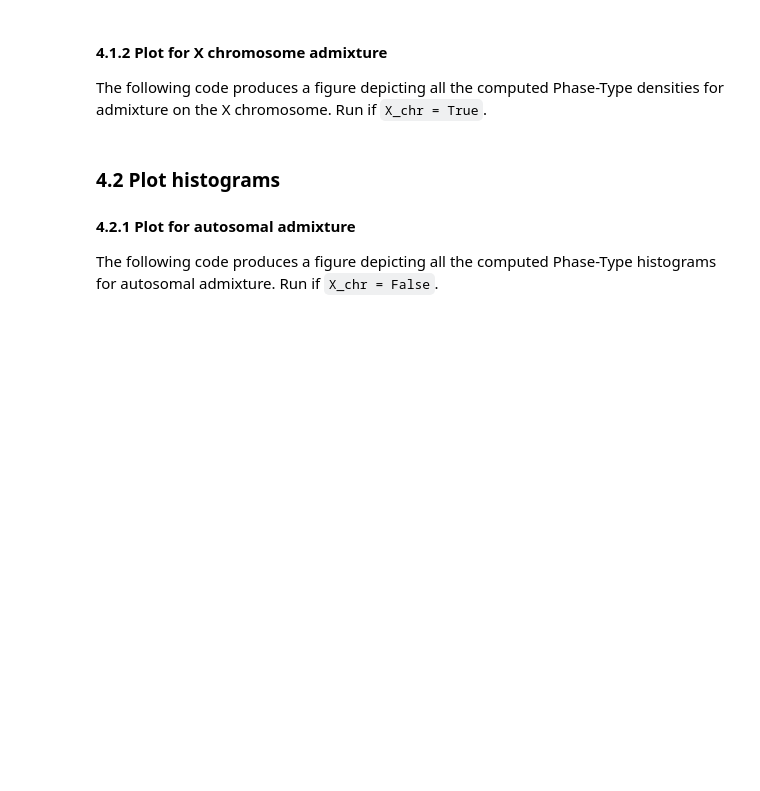
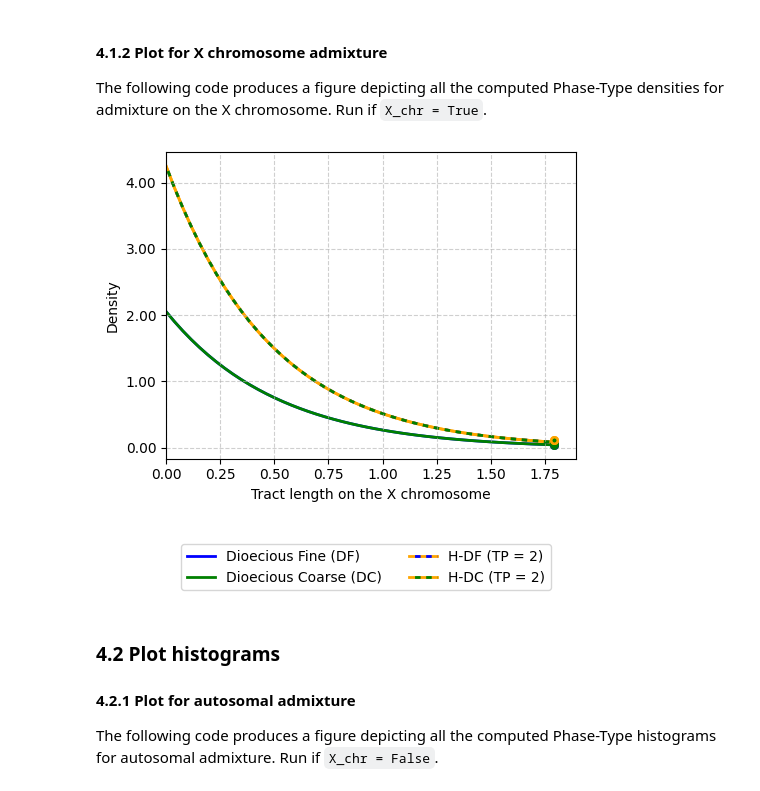
Before and after one commit to gravelLab/tracts, a Jupyter notebook: docs/source/tutorials/phase_type_models.ipynb, the cells around one changed output. Drawn from its saved outputs; the diff is of its cells as text; code cells hidden in the pictures; blank space fills up the shorter version.

```diff
--- a/docs/source/tutorials/phase_type_models.ipynb
+++ b/docs/source/tutorials/phase_type_models.ipynb
@@ -282,57 +435,13 @@ plt.show()
 #### 4.1.2 Plot for X chromosome admixture
 The following code produces a figure depicting all the computed Phase-Type densities for admixture on the X chromosome. Run if `X_chr = True`.
 # %%
-outbin = np.max(np.asarray(newbins)[np.asarray(newbins) == which_L])
-whichbin = int(np.where(np.asarray(newbins) == outbin)[0][0])
-
-fig, axes = plt.subplots(1, 1, figsize=(5,4))  # 3x3 grid of subplots
-ax = axes
-# Plot lines with improved color and line style
-line1, = ax.plot(np.delete(newbins, whichbin), (density_df[~(np.asarray(newbins) == outbin)]), color=colors['DF'], linestyle=line_styles['DF'], linewidth = line_widths['DF'],  label='Dioecious Fine (DF)', zorder = 1)
-line2, = ax.plot(np.delete(newbins, whichbin), (density_dc[~(np.asarray(newbins) == outbin)]), color=colors['DC'], linestyle=line_styles['DC'], linewidth = line_widths['DC'], label='Dioecious Coarse (DC)', zorder = 1)
-line4, = ax.plot(np.delete(newbins, whichbin), density_hp_df[~(np.asarray(newbins) == outbin)], color=colors['HP'], linestyle=line_styles['HP'], linewidth = line_widths['HP'], label='Ped-DF (TP = 2)', zorder = 1)
-line5, = ax.plot(np.delete(newbins, whichbin), density_hp_df[~(np.asarray(newbins) == outbin)], color=colors['DF'], linestyle=(2, (2, 2)), linewidth = line_widths['HP'], label='Ped-DF (TP = 2)', zorder = 1)
-line6, = ax.plot(np.delete(newbins, whichbin), density_hp_dc[~(np.asarray(newbins) == outbin)], color=colors['HP_DC'], linestyle=line_styles['HP_DC'], linewidth = line_widths['HP_DC'], label='Ped-DC (TP = 2)', zorder = 1)
-line7, = ax.plot(np.delete(newbins, whichbin), density_hp_dc[~(np.asarray(newbins) == outbin)], color=colors['DC'], linestyle=(2, (2, 2)), linewidth = line_widths['HP_DC'], label='Ped-DC (TP = 2)', zorder = 1)
-
-# Customize x and y labels
-ax.set_xlabel('Tract length on the X chromosome', fontsize=10)
-ax.set_ylabel('Density', fontsize=10)
-
-# Add outlier point to the plot
-ax.scatter(outbin, (density_df[np.where(newbins == outbin)[0] - 1]), edgecolor=colors['DF'], s=30, label='Outlier', marker='o', facecolor='white', alpha = 1, zorder = 3)
-ax.scatter(outbin, (density_dc[np.where(newbins == outbin)[0] - 1]), edgecolor=colors['DC'], s=30, label='Outlier',marker='o', facecolor='white', alpha = 1, zorder = 3)
-ax.scatter(outbin, (density_hp_df[np.where(newbins == outbin)[0] - 1]), edgecolor=colors['HP'], s=30, label='Outlier', marker='o', facecolor='white', alpha = 1, zorder = 3)
-ax.scatter(outbin, (density_hp_dc[np.where(newbins == outbin)[0] - 1]), edgecolor=colors['HP_DC'], s=30, label='Outlier', marker='o', facecolor='white', alpha = 1, zorder = 3)
-
-# Add outlier point to the plot
-ax.scatter(outbin, density_df[np.where(newbins == outbin)], edgecolor=colors['DF'], s=30, label='Outlier', marker='o', facecolor=colors['DF'], zorder = 4)
-ax.scatter(outbin, density_dc[np.where(newbins == outbin)], edgecolor=colors['DC'], s=30, label='Outlier',marker='o', facecolor=colors['DC'], zorder = 4)
-ax.scatter(outbin, density_hp_df[np.where(newbins == outbin)], edgecolor=colors['HP'], s=30, label='Outlier', marker='o', facecolor=colors['HP'], zorder = 4)
-ax.scatter(outbin, density_hp_df[np.where(newbins == outbin)], edgecolor=colors['HP'], s=15, label='Outlier', marker='o', facecolor=colors['DF'], zorder = 4)
-ax.scatter(outbin, density_hp_dc[np.where(newbins == outbin)], edgecolor=colors['HP_DC'], s=30, label='Outlier', marker='o', facecolor=colors['HP_DC'], zorder = 4)
-ax.scatter(outbin, density_hp_dc[np.where(newbins == outbin)], edgecolor=colors['HP_DC'], s=15, label='Outlier', marker='o', facecolor=colors['DC'], zorder = 4)
-
-# Add gridlines
-ax.grid(True, linestyle='--', alpha=0.6)
-
-# Set limits for x-axis and y-axis if necessary
-ax.set_xlim(0, which_L+0.1)
-
-# Customize the ticks
-ax.tick_params(axis='both', which='major', labelsize=10)
-ax.yaxis.set_major_formatter(FormatStrFormatter('%.2f'))
-
-handles = []
-labels = []
-handles.extend([line1, line2, (line4, line5), (line6, line7)])
-labels.extend([line1.get_label(), line2.get_label(), line4.get_label(), line6.get_label()])
-
-fig.legend(handles=handles, labels=labels, loc='lower center', bbox_to_anchor=(0.55, -0.2), ncol=2, fontsize=10)
-
-# Adjust spacing between subplots for better layout
-plt.tight_layout(rect=[0, 0, 1, 0.95])
+fig, ax = plot_tractlength_density(bins=newbins,
+                                curves={'DF': density_df, 'DC': density_dc, 'H_DF': density_hp_df, 'H_DC': density_hp_dc},
+                                L=which_L,
+                                xlabel='Tract length on the X chromosome')
 plt.show()
+# %% [output]
+[figure, added]
 # %% [markdown]
 ### 4.2 Plot histograms
 #### 4.2.1 Plot for autosomal admixture
```
Also changed, not shown: parts of 26 cells of this notebook, 21 other files.
